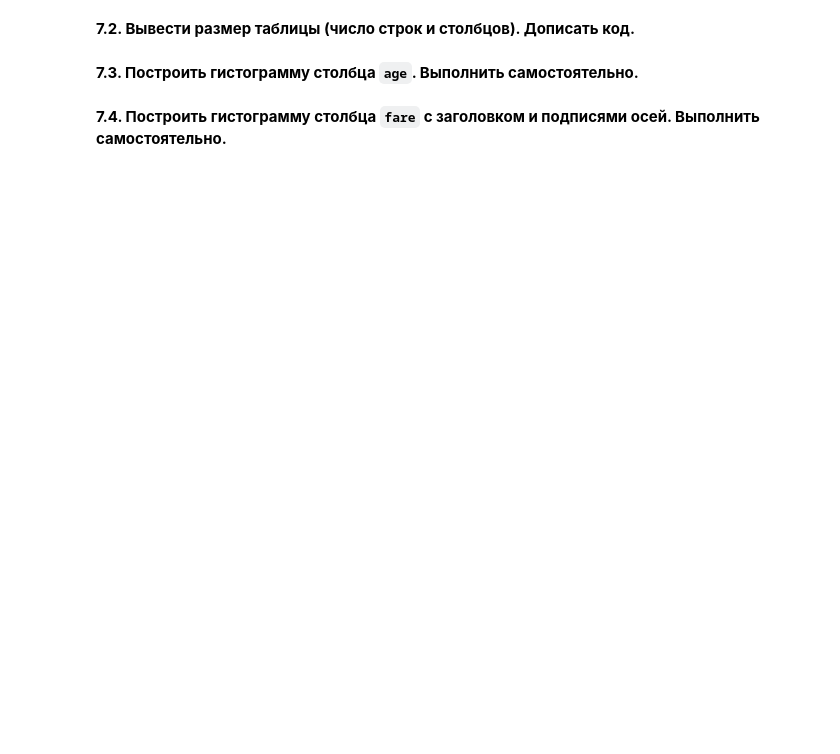
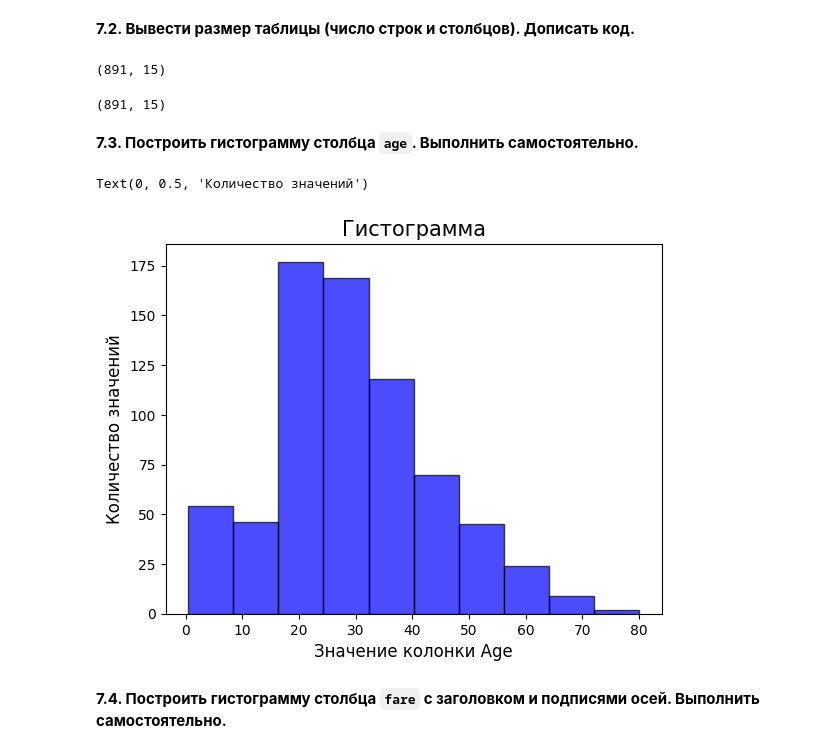
Before and after one commit to fdorii/IntroAILN, a Jupyter notebook: lab1/notebooks/lab1.ipynb, the cells around one changed output. Saved outputs shown, nothing was run; the diff lists cells and outputs as text; code cells hidden in the pictures; blank space fills up the shorter version.

```diff
--- a/lab1/notebooks/lab1.ipynb
+++ b/lab1/notebooks/lab1.ipynb
@@ -595,11 +635,26 @@ df.head()
 **7.2. Вывести размер таблицы (число строк и столбцов). Дописать код.**
 # %%
 # Допишите: вывести размер таблицы (число строк и столбцов)
-print()
+print(df.shape)
+# %% [output]
+(891, 15)
+# %%
+df.shape
+# %% [output]
+(891, 15)
 # %% [markdown]
 **7.3. Построить гистограмму столбца `age`. Выполнить самостоятельно.**
 # %%
 # Самостоятельно: построить гистограмму столбца age с заголовком и подписями осей
+
+plt.hist(df["age"], color="blue", edgecolor="black", alpha=0.7)
+
+plt.title("Гистограмма", fontsize=15)
+plt.xlabel("Значение колонки Age", fontsize=12)
+plt.ylabel("Количество значений", fontsize=12)
+# %% [output]
+Text(0, 0.5, 'Количество значений')
+[figure, added]
 # %% [markdown]
 **7.4. Построить гистограмму столбца `fare` с заголовком и подписями осей. Выполнить самостоятельно.**
 # %%
```
Also changed, not shown: parts of 26 cells of this notebook, 1 other file.
